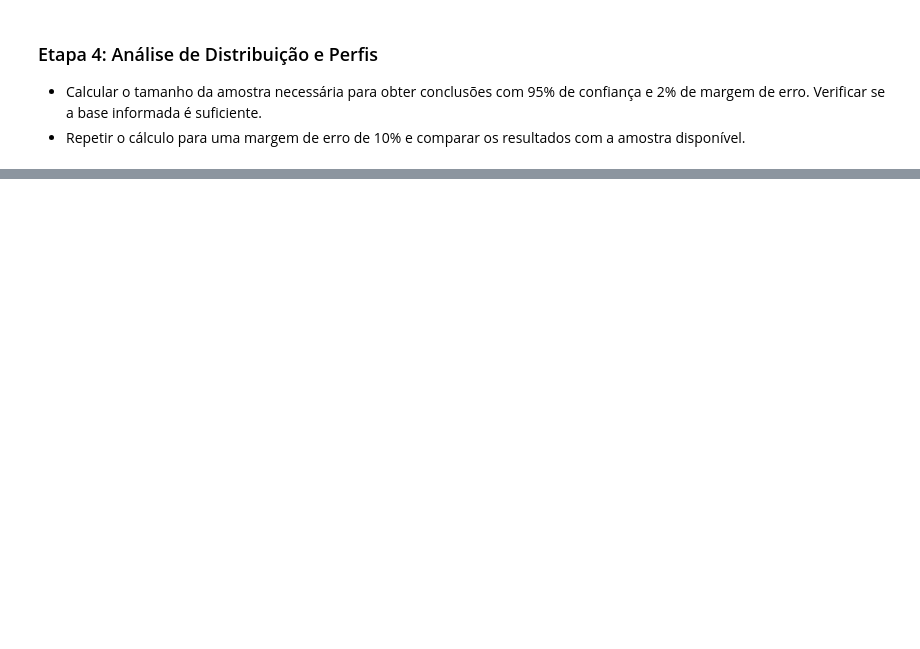
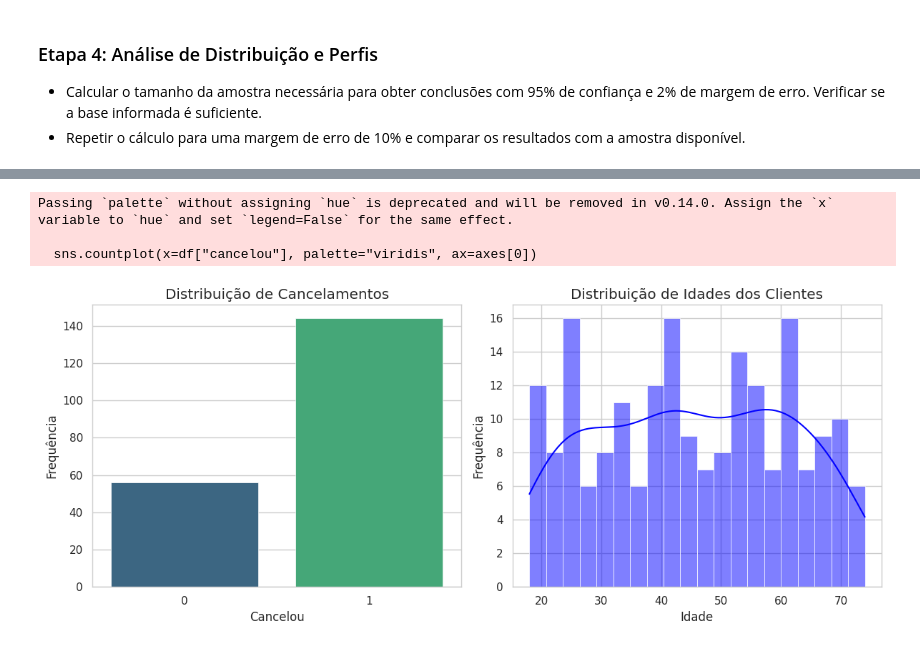
Before and after one commit to devLarissaRodrigues/WoMakersCode-DataAnalytics-DesafiosEmSquad, a Jupyter notebook: Desafio3_completo_em_squad_ipynb.ipynb, the cells around one changed output, grey strips where cells are left out. Drawn from its saved outputs; the diff is of its cells as text; code cells hidden in the pictures; blank space fills up the shorter version.

Commit message:
Inserção da Task 7

```diff
--- a/Desafio3_completo_em_squad_ipynb.ipynb
+++ b/Desafio3_completo_em_squad_ipynb.ipynb
@@ -415,0 +416,74 @@ A frequência de uso e a mensalidade também não apresentam impacto significati
+# %%
+# Task 7:
+# Definir parâmetros para o cálculo do tamanho da amostra
+conf_level = 0.95  # Nível de confiança (95%)
+margin_of_error = 0.02  # Margem de erro (2%)
+population_size = 100000  # Tamanho total da população
+
+# Estimar proporção populacional a partir da variável "cancelou"
+p_hat = df["cancelou"].mean()
+
+# Calcular o Z-score para o nível de confiança desejado
+z_score = norm.ppf(1 - (1 - conf_level) / 2)
+
+# Exibir os valores usados nos cálculos
+print("=== PARÂMETROS UTILIZADOS ===")
+print(f"Nível de confiança: {conf_level * 100}%")
+print(f"Margem de erro: {margin_of_error * 100}%")
+print(f"Tamanho da população: {population_size}")
+print(f"Proporção estimada de cancelamentos: {p_hat:.2%}")
+print(f"Z-score correspondente ao nível de confiança: {z_score:.4f}")
+
+# Calcular tamanho da amostra necessário usando a fórmula para proporções
+sample_size = (z_score**2 * p_hat * (1 - p_hat)) / (margin_of_error**2)
+print(f"Tamanho da amostra inicial sem correção para população finita: {sample_size:.2f}")
+
+# Aplicar correção para população finita
+sample_size = sample_size / (1 + (sample_size - 1) / population_size)
+sample_size = int(np.ceil(sample_size))
+print(f"Tamanho da amostra final corrigido para população finita: {sample_size}")
+
+# Verificar se a base informada é suficiente
+is_sufficient = population_size >= sample_size
+
+# Exibir resultados detalhados
+print("=== RESULTADOS ===")
+print(f"Tamanho da amostra necessário: {sample_size}")
+print(f"A base informada contém {population_size} registros.")
+print(f"A base informada é suficiente? {'Sim' if is_sufficient else 'Não'}")
+
+# Criar gráficos lado a lado
+sns.set_style("whitegrid")
+fig, axes = plt.subplots(1, 2, figsize=(12, 5))
+
+# Gráfico da distribuição da variável "cancelou"
+sns.countplot(x=df["cancelou"], palette="viridis", ax=axes[0])
+axes[0].set_xlabel("Cancelou")
+axes[0].set_ylabel("Frequência")
+axes[0].set_title("Distribuição de Cancelamentos")
+
+# Gráfico de barras para a distribuição da idade
+sns.histplot(df["idade"], bins=20, kde=True, color="blue", ax=axes[1])
+axes[1].set_xlabel("Idade")
+axes[1].set_ylabel("Frequência")
+axes[1].set_title("Distribuição de Idades dos Clientes")
+
+plt.tight_layout()
+plt.show()
+
+# Melhorando os gráficos
+#sns.set_style("whitegrid")
+#fig, ax = plt.subplots(figsize=(8, 5))
+
+# Gráfico de barras mostrando o tamanho necessário da amostra para cada margem de erro
+# sns.barplot(x=[f"Erro {m*100}%" for m in margin_of_errors], y=list(sample_sizes.values()), palette="coolwarm", ax=ax)
+# ax.set_xlabel("Margem de Erro")
+# ax.set_ylabel("Tamanho da Amostra Necessário")
+# ax.set_title("Tamanho da Amostra para Diferentes Margens de Erro")
+
+# Exibir valores nos gráficos
+# for i, v in enumerate(sample_sizes.values()):
+  #  ax.text(i, v + 100, str(v), ha='center', fontsize=12)
+
+#plt.show()
+# %% [output]
@@ -415,0 +502,4 @@ A frequência de uso e a mensalidade também não apresentam impacto significati
+Passing `palette` without assigning `hue` is deprecated and will be removed in v0.14.0. Assign the `x` variable to `hue` and set `legend=False` for the same effect.
+
+  sns.countplot(x=df["cancelou"], palette="viridis", ax=axes[0])
+[figure, added]
```
Also changed, not shown: parts of 17 cells of this notebook.
